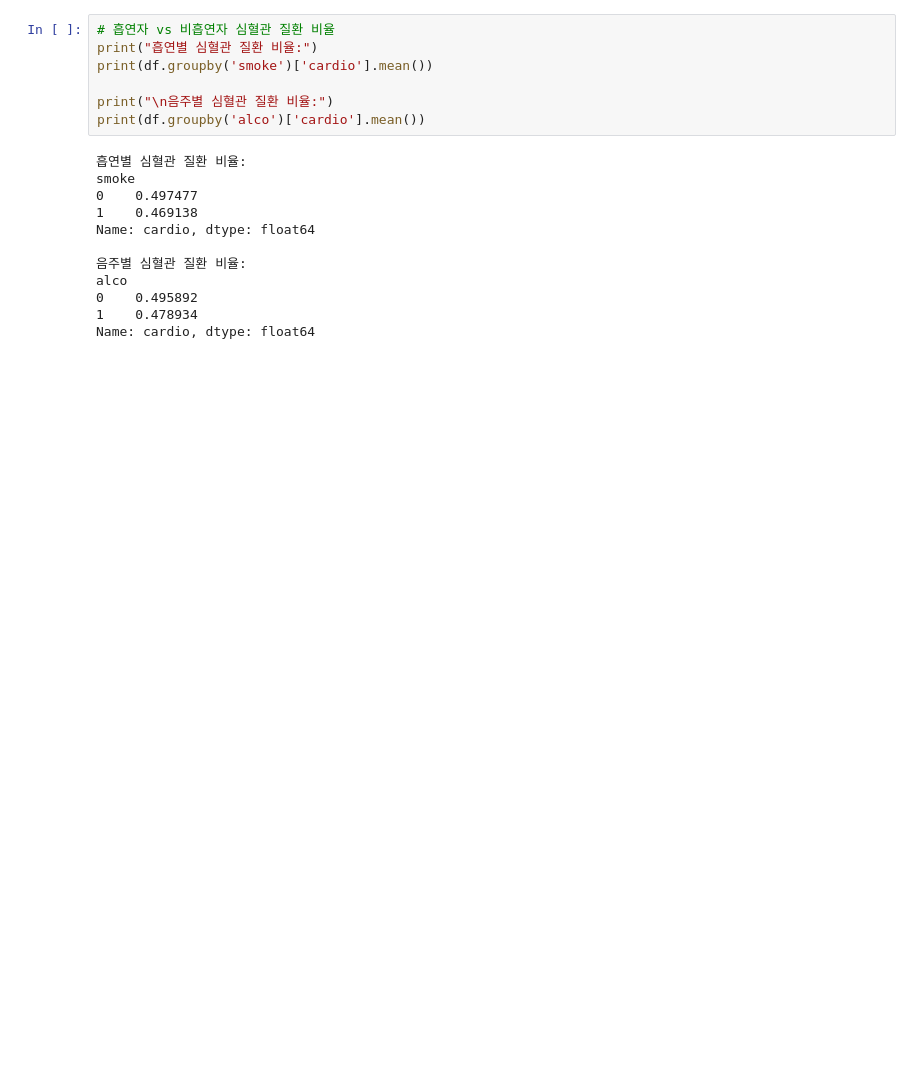
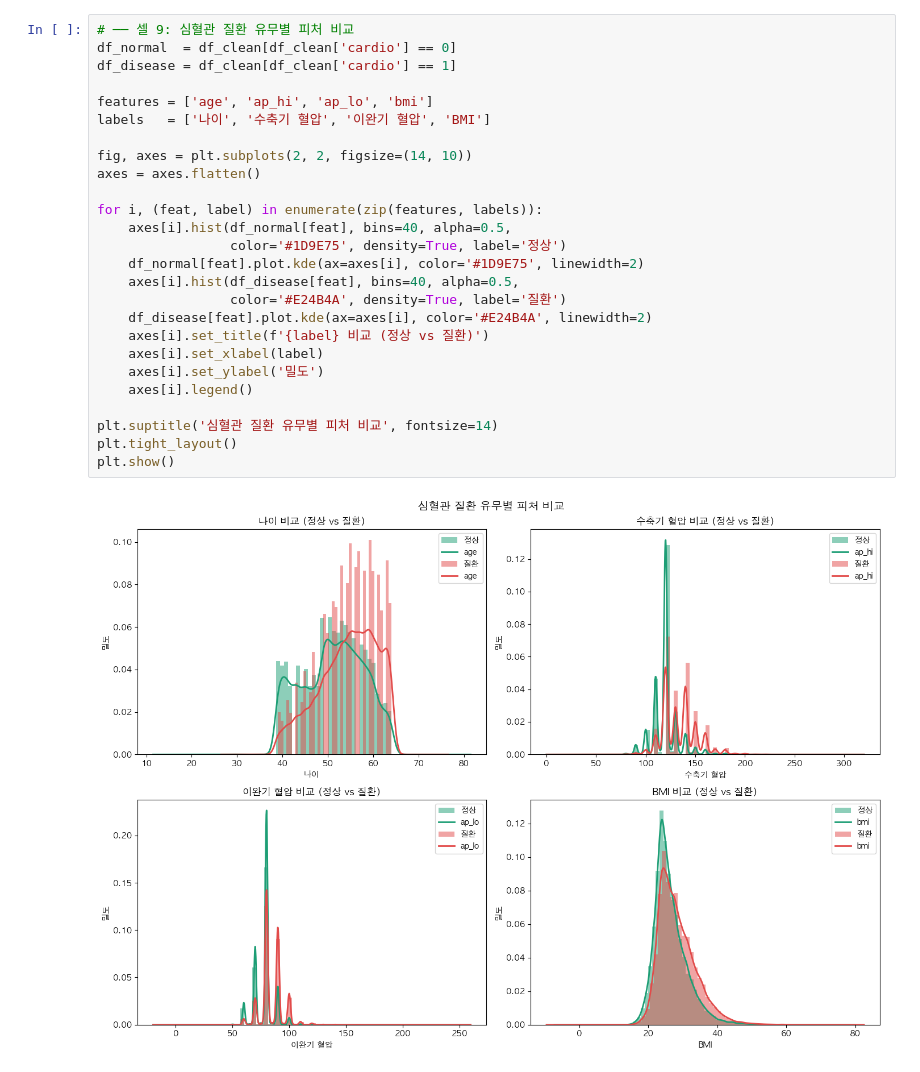
Before and after one commit to AI-HealthCare-02/AI_02_01, a Jupyter notebook: ai/models/notebooks/01_eda.ipynb, the cells around one changed output. Drawn from its saved outputs; the diff is of its cells as text; blank space fills up the shorter version.

```diff
--- a/ai/models/notebooks/01_eda.ipynb
+++ b/ai/models/notebooks/01_eda.ipynb
@@ -140,20 +186,29 @@ plt.show()
 # %%
-# 흡연자 vs 비흡연자 심혈관 질환 비율
-print("흡연별 심혈관 질환 비율:")
-print(df.groupby('smoke')['cardio'].mean())
+# ── 셀 9: 심혈관 질환 유무별 피처 비교
+df_normal  = df_clean[df_clean['cardio'] == 0]
+df_disease = df_clean[df_clean['cardio'] == 1]
 
-print("\n음주별 심혈관 질환 비율:")
-print(df.groupby('alco')['cardio'].mean())
+features = ['age', 'ap_hi', 'ap_lo', 'bmi']
+labels   = ['나이', '수축기 혈압', '이완기 혈압', 'BMI']
+
+fig, axes = plt.subplots(2, 2, figsize=(14, 10))
+axes = axes.flatten()
+
+for i, (feat, label) in enumerate(zip(features, labels)):
+    axes[i].hist(df_normal[feat], bins=40, alpha=0.5,
+                 color='#1D9E75', density=True, label='정상')
+    df_normal[feat].plot.kde(ax=axes[i], color='#1D9E75', linewidth=2)
+    axes[i].hist(df_disease[feat], bins=40, alpha=0.5,
+                 color='#E24B4A', density=True, label='질환')
+    df_disease[feat].plot.kde(ax=axes[i], color='#E24B4A', linewidth=2)
+    axes[i].set_title(f'{label} 비교 (정상 vs 질환)')
+    axes[i].set_xlabel(label)
+    axes[i].set_ylabel('밀도')
+    axes[i].legend()
+
+plt.suptitle('심혈관 질환 유무별 피처 비교', fontsize=14)
+plt.tight_layout()
+plt.show()
 # %% [output]
-흡연별 심혈관 질환 비율:
-smoke
-0    0.497477
-1    0.469138
-Name: cardio, dtype: float64
-
-음주별 심혈관 질환 비율:
-alco
-0    0.495892
-1    0.478934
-Name: cardio, dtype: float64
+[figure, added]
 # %%
```
Also changed, not shown: parts of 20 cells of this notebook.
